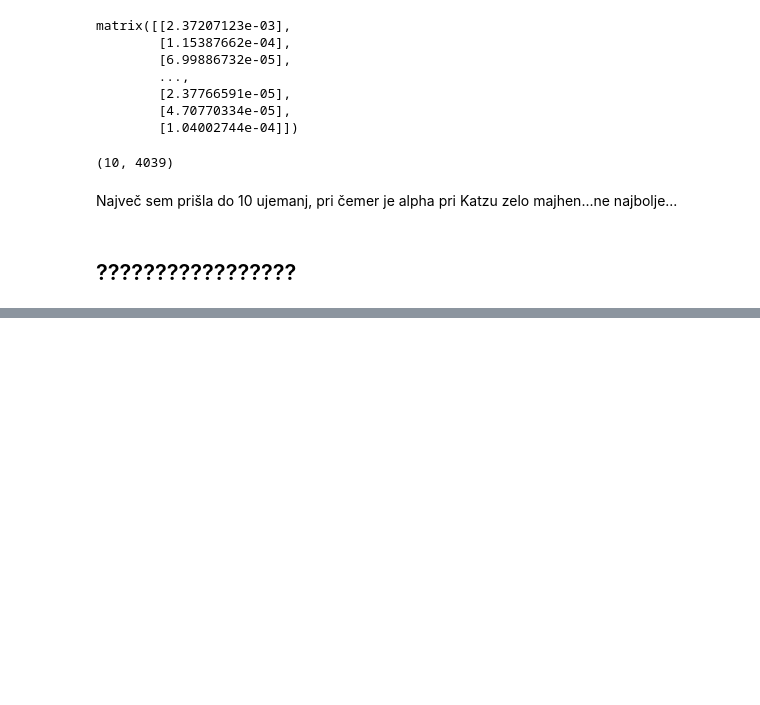
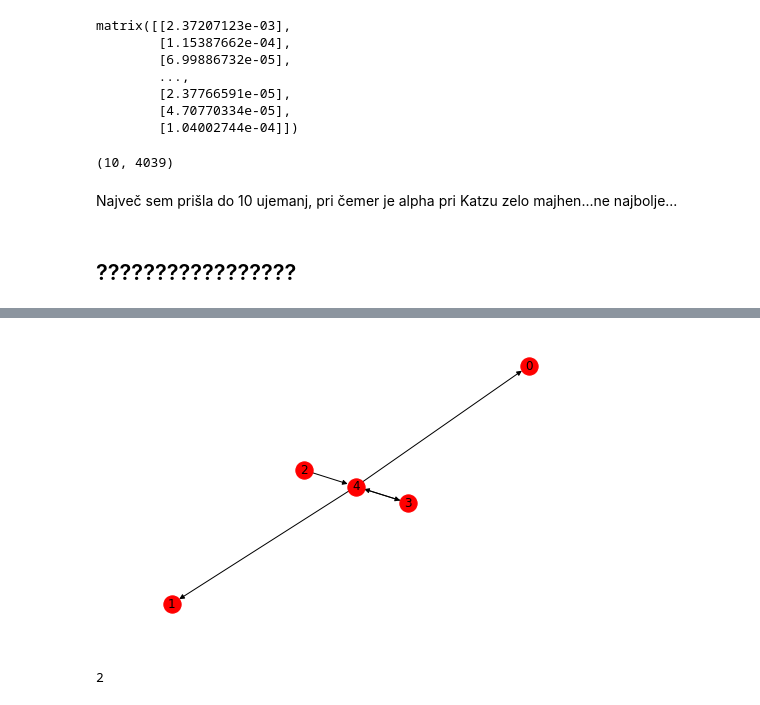
Before and after one commit to anamariostarijas/Katz-centrality-and-Google-s-PageRank, a Jupyter notebook: Primerjava algoritmov s Facebook grafom.ipynb, the cells around one changed output, grey strips where cells are left out. Drawn from its saved outputs; the diff is of its cells as text; code cells hidden in the pictures; blank space fills up the shorter version.

```diff
--- a/Primerjava algoritmov s Facebook grafom.ipynb
+++ b/Primerjava algoritmov s Facebook grafom.ipynb
@@ -333,0 +368,3 @@ Največ sem prišla do 10 ujemanj, pri čemer je alpha pri Katzu zelo majhen...n
+# %%
+T_pagerank = pagerank2(M, 100000,0.000000001, 0.99)
+T_pagerank
@@ -333,0 +379,19 @@ Največ sem prišla do 10 ujemanj, pri čemer je alpha pri Katzu zelo majhen...n
+# %%
+rank_katz = rank(T_katz)
+rank_pagerank = rank(T_pagerank)
+# %%
+#pagerank on graph
+from itertools import chain
+keys = list(range(1, rank_pagerank.shape[0]+2))
+values = list(chain.from_iterable(rank_pagerank.tolist()))
+t = {k: v for k, v in zip(keys, values)}
+#t
+
+nx.set_node_attributes(T, t, 'pagerank')
+nx.draw(T, with_labels=True, labels = t, with_attributes=True)
+plt.savefig("T_graph.png", format="PNG")
+plt.show()
+T.node[1]['pagerank']
+# %% [output]
+[figure, added]
+2
```
Also changed, not shown: parts of 19 cells of this notebook, 7 other files.
